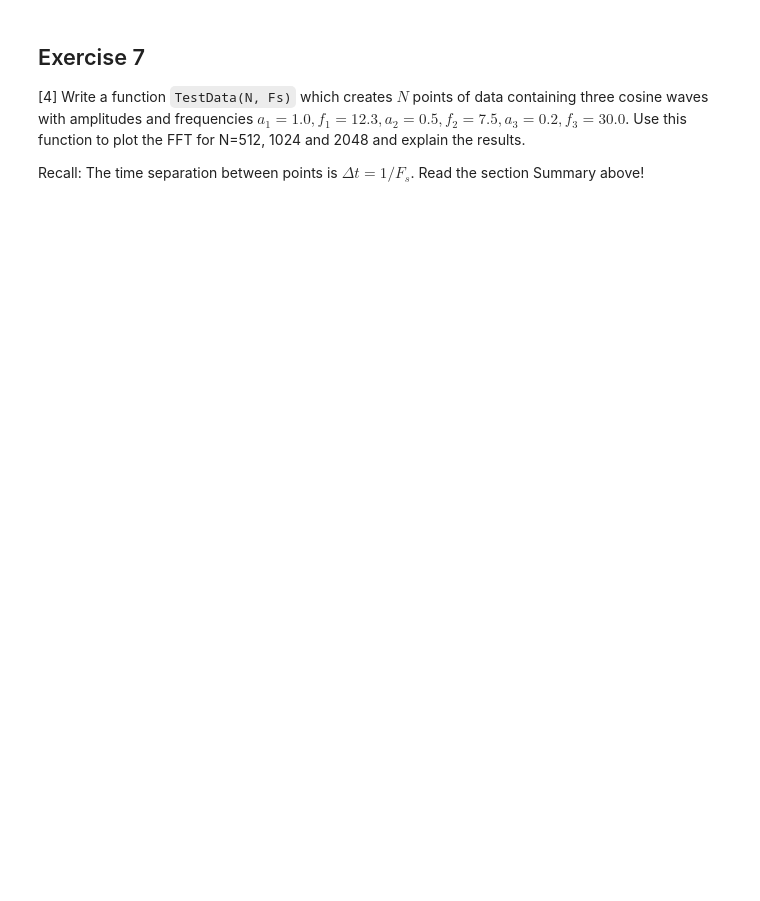
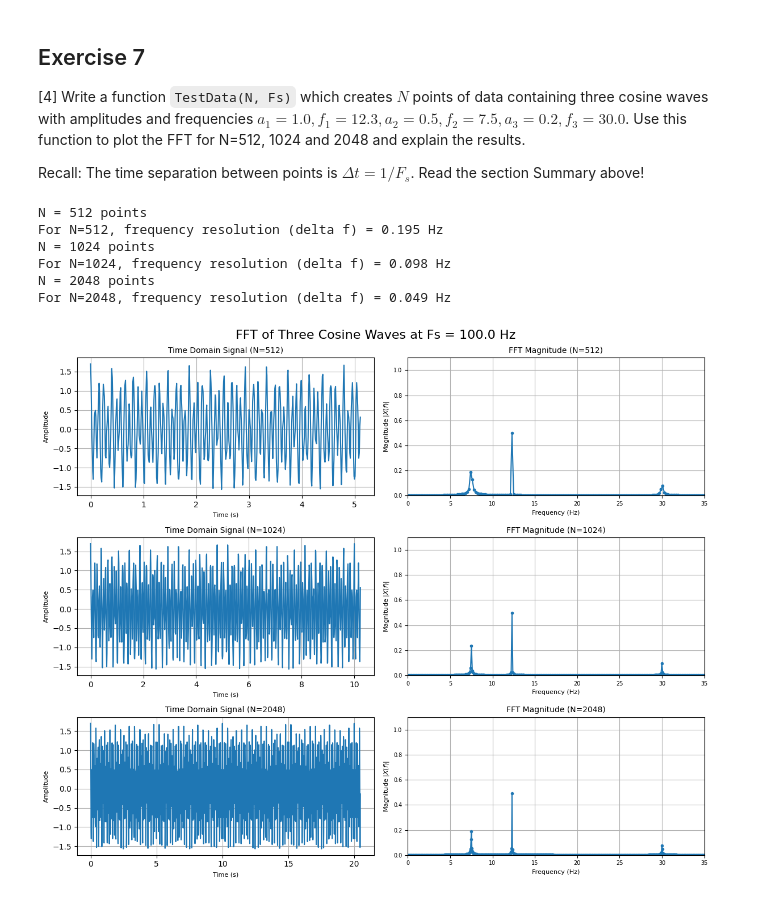
Before and after one commit to PX2145-2025/week-10-b-Lalsodagar-Adi, a Jupyter notebook: FFT_Adi_Lalsodagar.ipynb, the cells around one changed output. Saved outputs shown, nothing was run; the diff lists cells and outputs as text; code cells hidden in the pictures; blank space fills up the shorter version.

```diff
--- a/FFT_Adi_Lalsodagar.ipynb
+++ b/FFT_Adi_Lalsodagar.ipynb
@@ -555,3 +626,74 @@ plot_fft_comparison(tau_vals_to_test)
 [4] Write a function `TestData(N, Fs)` which creates $N$ points of data containing three cosine waves with amplitudes and frequencies $a_1 = 1.0, f_1 = 12.3, a_2 = 0.5, f_2 = 7.5, a_3 = 0.2, f_3 = 30.0$. Use this function to plot the FFT for N=512, 1024 and 2048 and explain the results.
 
  Recall: The time separation between points is $\Delta t = 1/F_s$. Read the section Summary above!
+# %%
+def TestData(N, Fs):
+    '''
+    Creates N points of data containing three cosine waves.
+    '''
+    tau = N / Fs # Total time length
+    t = np.linspace(0, tau, N, endpoint=False) # Time array
+
+    # Define amplitudes and frequencies
+    a1, f1 = 1.0, 12.3
+    a2, f2 = 0.5, 7.5
+    a3, f3 = 0.2, 30.0
+
+    # Create the three cosine waves
+    x1 = a1 * np.cos(2 * np.pi * f1 * t)
+    x2 = a2 * np.cos(2 * np.pi * f2 * t)
+    x3 = a3 * np.cos(2 * np.pi * f3 * t)
+
+    # Sum the waves to create the final signal
+    x = x1 + x2 + x3
+
+    return t, x
+
+# Define common sampling rate (adjust as needed, making sure it's high enough for f3)
+common_Fs = 100.0 # Hz
+
+N_values_exercise7 = [512, 1024, 2048]
+
+plt.figure(figsize=(12, 10))
+plt.suptitle(f'FFT of Three Cosine Waves at Fs = {common_Fs} Hz', fontsize=16)
+
+for i, N_val in enumerate(N_values_exercise7):
+    print(f"N = {N_val} points")
+
+    # Generate data using the TestData function
+    t, x_data = TestData(N_val, common_Fs)
+
+    # Plot the time domain signal
+    plt.subplot(len(N_values_exercise7), 2, 2*i + 1)
+    plt.plot(t, x_data)
+    plt.title(f'Time Domain Signal (N={N_val})', fontsize=10)
+    plt.xlabel('Time (s)', fontsize=8)
+    plt.ylabel('Amplitude', fontsize=8)
+    plt.grid()
+
+    # Calculate and plot the FFT
+    frq_ex7, X_spectrum_ex7 = Spectrum1(x_data, common_Fs)
+
+    plt.subplot(len(N_values_exercise7), 2, 2*i + 2)
+    plt.plot(frq_ex7, np.abs(X_spectrum_ex7), 'o-', markersize=3)
+    plt.title(f'FFT Magnitude (N={N_val})', fontsize=10)
+    plt.xlabel('Frequency (Hz)', fontsize=8)
+    plt.ylabel('Magnitude $|X(f)|$', fontsize=8)
+    plt.grid()
+    plt.xlim(0, 35) # Focus on frequencies where signals are present
+    plt.ylim(0, 1.1) # Max amplitude is 1.0
+    plt.xticks(fontsize=7)
+    plt.yticks(fontsize=7)
+
+    print(f"For N={N_val}, frequency resolution (delta f) = {common_Fs / N_val:.3f} Hz")
+
+plt.tight_layout() # Adjust layout to prevent overlap
+plt.show()
+# %% [output]
+N = 512 points
+For N=512, frequency resolution (delta f) = 0.195 Hz
+N = 1024 points
+For N=1024, frequency resolution (delta f) = 0.098 Hz
+N = 2048 points
+For N=2048, frequency resolution (delta f) = 0.049 Hz
+[figure, added]
```
Also changed, not shown: parts of 3 cells of this notebook.
